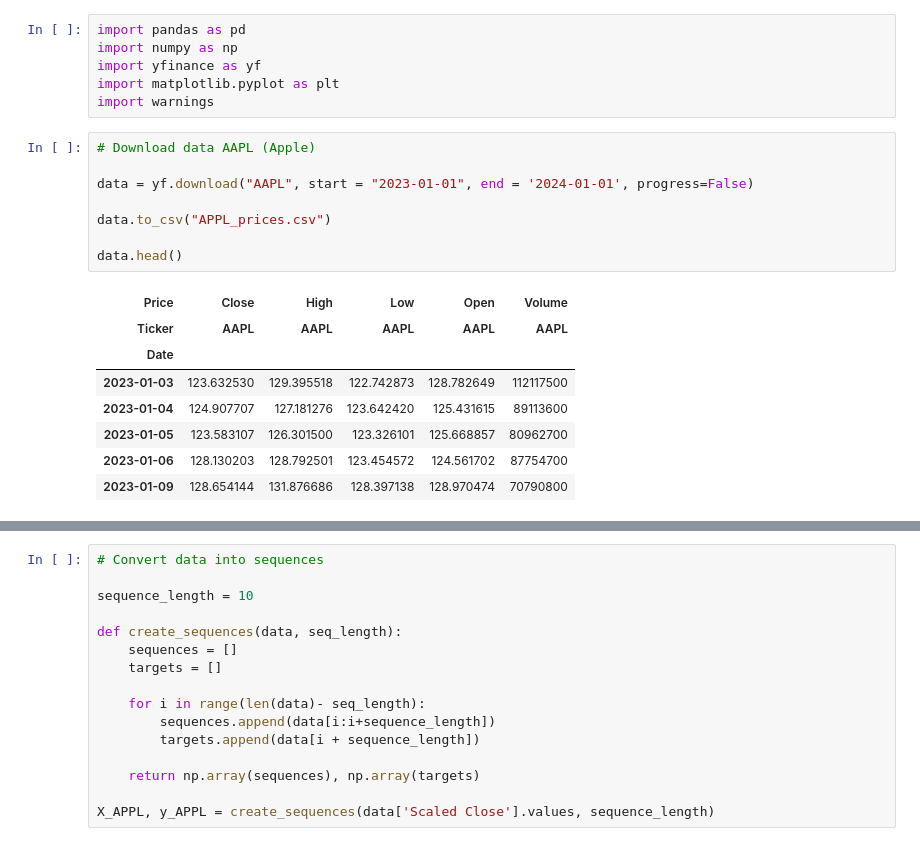
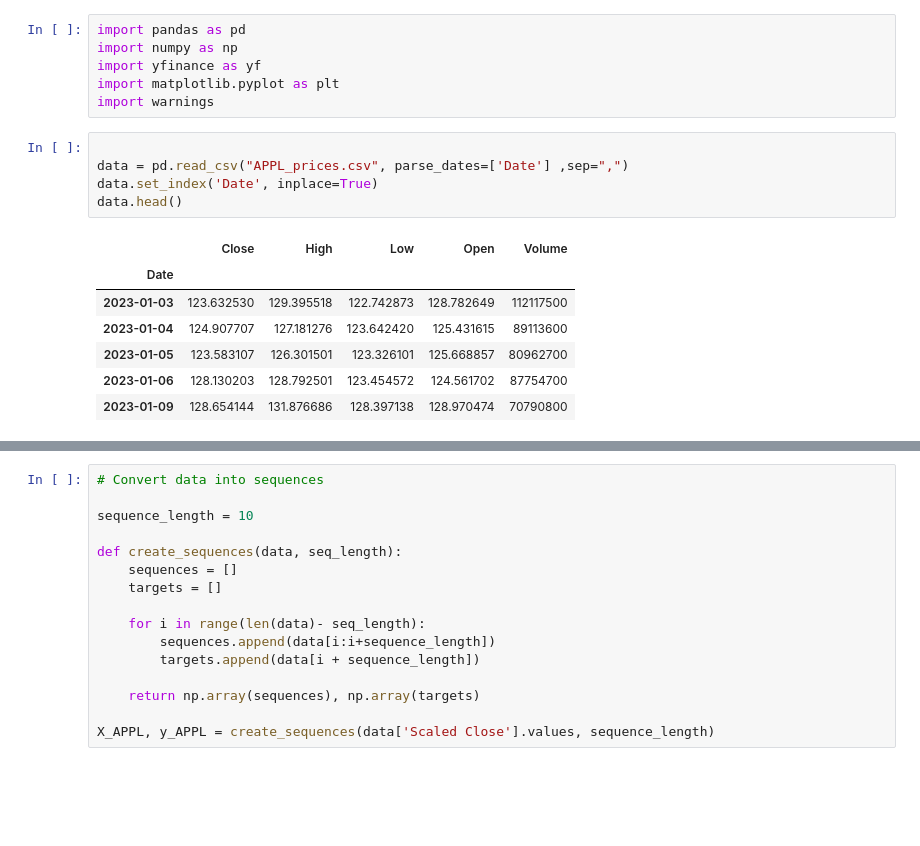
Before and after one commit to FbStatsQuant/Deep-Learning-for-Quantitative-Finance, a Jupyter notebook: Stock_Price.ipynb, the cells around one changed output, grey strips where cells are left out. Saved outputs shown, nothing was run; the diff lists cells and outputs as text; blank space fills up the shorter version.

```diff
--- a/Stock_Price.ipynb
+++ b/Stock_Price.ipynb
@@ -4,23 +4,19 @@ import numpy as np
 import yfinance as yf
 import matplotlib.pyplot as plt
 import warnings
-# %%
-# Download data AAPL (Apple)
-
-data = yf.download("AAPL", start = "2023-01-01", end = '2024-01-01', progress=False)
-
-data.to_csv("APPL_prices.csv")
-
-data.head()
-# %% [output]
-| Price | Close | High | Low | Open | Volume |
-| Ticker | AAPL | AAPL | AAPL | AAPL | AAPL |
-| Date |  |  |  |  |  |
-| 2023-01-03 | 123.632530 | 129.395518 | 122.742873 | 128.782649 | 112117500 |
-| 2023-01-04 | 124.907707 | 127.181276 | 123.642420 | 125.431615 | 89113600 |
-| 2023-01-05 | 123.583107 | 126.301500 | 123.326101 | 125.668857 | 80962700 |
-| 2023-01-06 | 128.130203 | 128.792501 | 123.454572 | 124.561702 | 87754700 |
-| 2023-01-09 | 128.654144 | 131.876686 | 128.397138 | 128.970474 | 70790800 |
+# %%
+
+data = pd.read_csv("APPL_prices.csv", parse_dates=['Date'] ,sep=",")
+data.set_index('Date', inplace=True)
+data.head()
+# %% [output]
+|  | Close | High | Low | Open | Volume |
+| Date |  |  |  |  |  |
+| 2023-01-03 | 123.632530 | 129.395518 | 122.742873 | 128.782649 | 112117500 |
+| 2023-01-04 | 124.907707 | 127.181276 | 123.642420 | 125.431615 | 89113600 |
+| 2023-01-05 | 123.583107 | 126.301501 | 123.326101 | 125.668857 | 80962700 |
+| 2023-01-06 | 128.130203 | 128.792501 | 123.454572 | 124.561702 | 87754700 |
+| 2023-01-09 | 128.654144 | 131.876686 | 128.397138 | 128.970474 | 70790800 |
 # %%
 # Cleaning and scaling
 
```
Also changed, not shown: parts of 5 cells of this notebook.
